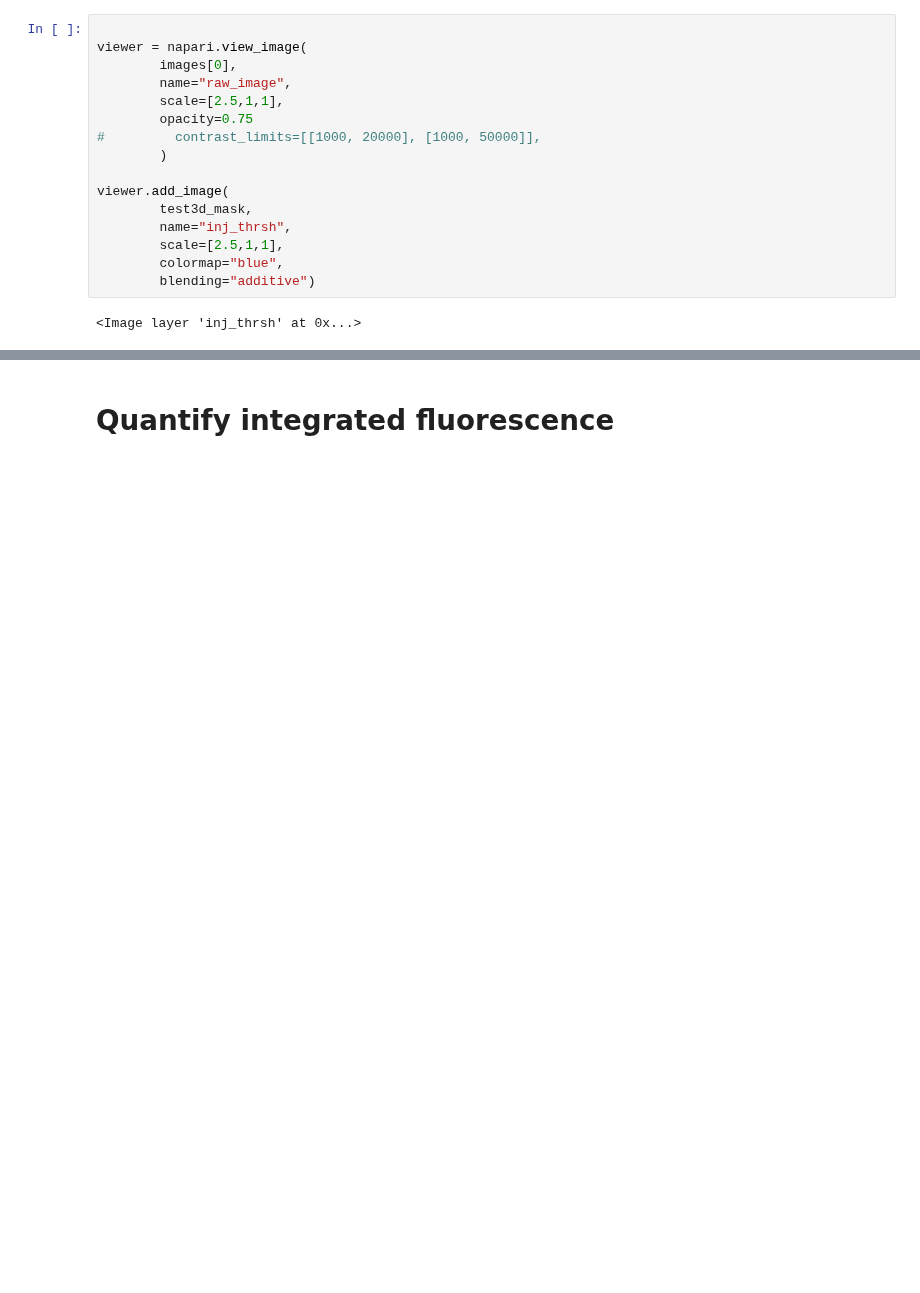
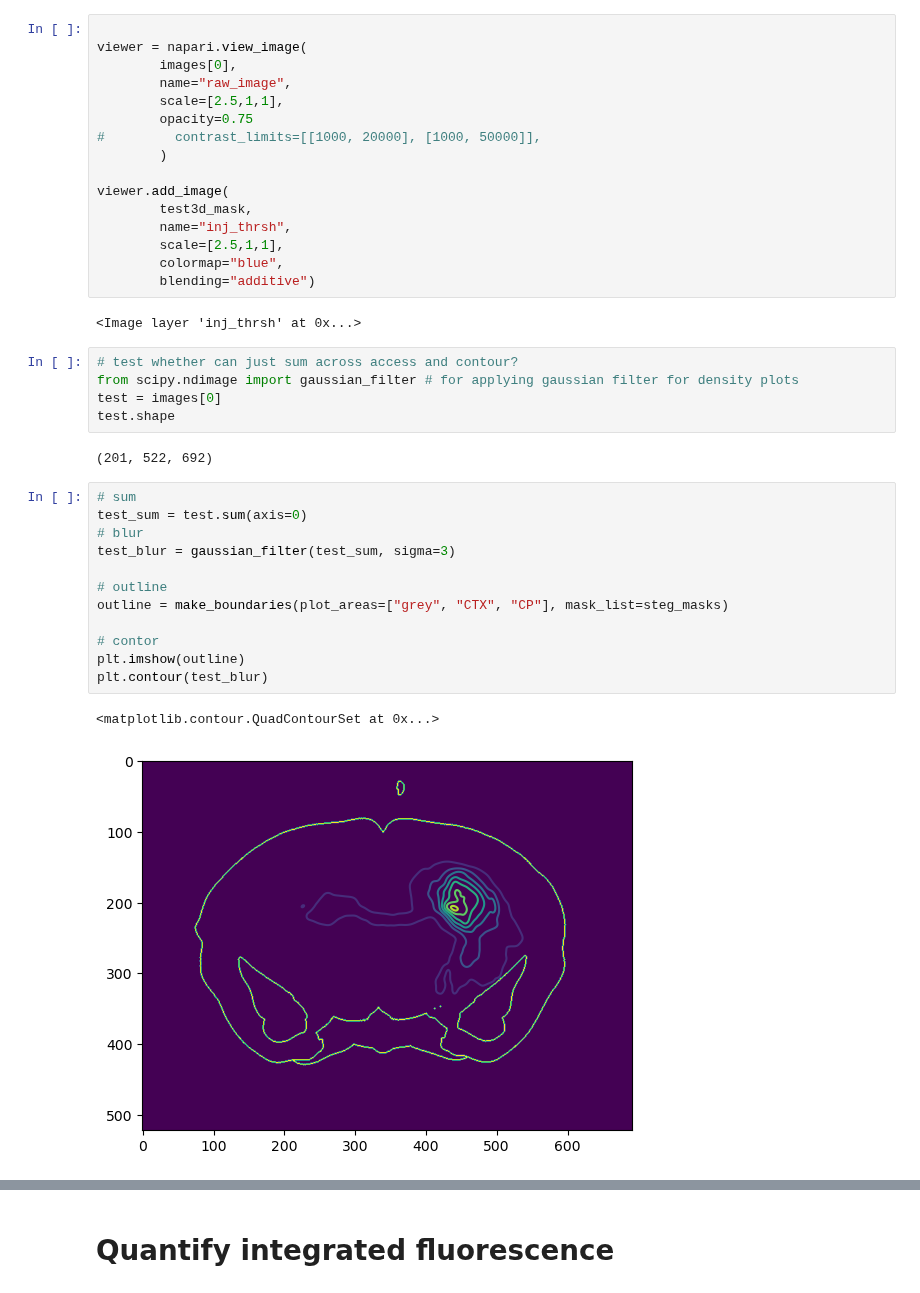
Before and after one commit to eisko/STP_analysis, a Jupyter notebook: replicates.ipynb, the cells around one changed output, grey strips where cells are left out. Cells and saved outputs as stored; diff of their text form; blank space fills up the shorter version.

```diff
--- a/replicates.ipynb
+++ b/replicates.ipynb
@@ -276,3 +279,25 @@ viewer.add_image(
         blending="additive")
 # %% [output]
 <Image layer 'inj_thrsh' at 0x...>
+# %%
+# test whether can just sum across access and contour?
+from scipy.ndimage import gaussian_filter # for applying gaussian filter for density plots
+test = images[0]
+test.shape
+# %% [output]
+(201, 522, 692)
+# %%
+# sum
+test_sum = test.sum(axis=0)
+# blur
+test_blur = gaussian_filter(test_sum, sigma=3)
+
+# outline
+outline = make_boundaries(plot_areas=["grey", "CTX", "CP"], mask_list=steg_masks)
+
+# contor
+plt.imshow(outline)
+plt.contour(test_blur)
+# %% [output]
+<matplotlib.contour.QuadContourSet at 0x...>
+[figure, added]
```
Also changed, not shown: parts of 5 cells of this notebook, 1 other file.
